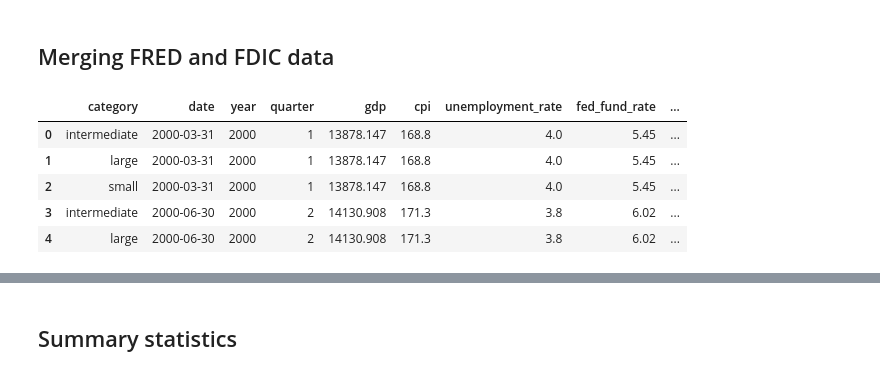
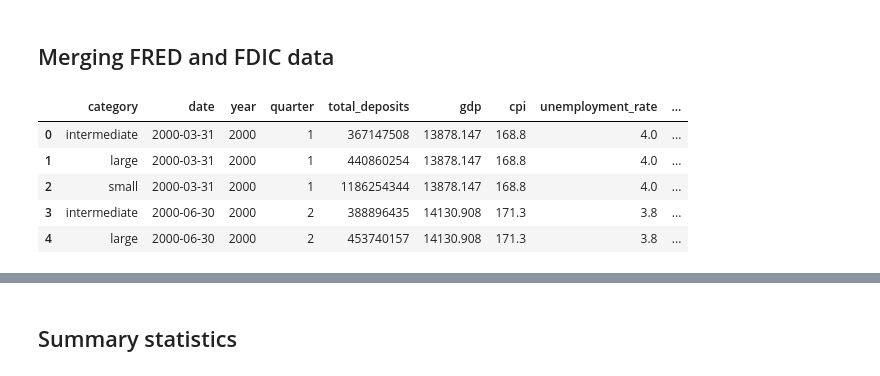
Before and after one commit to hughdingb58/deposit_size_prediction, a Jupyter notebook: main.ipynb, the cells around one changed output, grey strips where cells are left out. Cells and saved outputs as stored; diff of their text form; code cells hidden in the pictures.

```diff
--- a/main.ipynb
+++ b/main.ipynb
@@ -308,0 +311,7 @@ financials = read_feather("fdic_financials.feather")
+# %%
+# Get list of sample banks
+rng = np.random.default_rng(0)
+bank_sample = rng.choice(list(set(financials["name"])), size = 5, replace = False)
+# Manually append a large and medium bank
+bank_sample = list(bank_sample) + ["BANK OF AMERICA CORP", "TORONTO-DOMINION BANK THE"]
+bank_sample
@@ -309,3 +326,7 @@ financials = read_feather("fdic_financials.feather")
+# %%
+# Move these banks to their own df
+financials_sample = financials[financials["name"].isin(bank_sample)]
+financials = financials[~financials["name"].isin(bank_sample)]
 # %% [markdown]
 <a id="explo-start"></a>
 # Initial data exploration
@@ -370,7 +391,8 @@ financials.groupby(["category"]).agg({"total_assets_last": "sum"})
 These thresholds seem reasonable (the three aggregate categories are comparably sized), so we will use them for now.
 # %%
 financials_agg = financials.drop(["name"], axis = 1). \
-  groupby(["category", "date", "year", "quarter"]).agg("sum").reset_index()
+  groupby(["category", "date", "year", "quarter"]).agg("sum").reset_index(). \
+  drop("total_assets_last", axis = 1)
 financials_agg.head()
 # %% [output]
 |  | category | date | year | quarter | total_assets | total_interest_expense_quarterly | total_deposits | ... |
@@ -407,16 +429,17 @@ The values seem to generally follow a very roughly normal distribution (with som
 # %%
 # Merge on quarter
 df_full = pd.merge(econ.drop("date", axis = 1), financials_agg)
+df_samples_full = pd.merge(econ.drop("date", axis = 1), financials_sample)
 # Rearrange columns
 cols = list(df_full.columns)
-for col in ["quarter", "year", "date", "category"]:
+for col in ["total_deposits", "quarter", "year", "date", "category"]:
     cols.insert(0, cols.pop(cols.index(col)))
 df_full = df_full[cols].sort_values(["date", "category"])
 df_full.head()
 # %% [output]
-|  | category | date | year | quarter | gdp | cpi | unemployment_rate | fed_fund_rate | ... |
-| 0 | intermediate | 2000-03-31 | 2000 | 1 | 13878.147 | 168.8 | 4.0 | 5.45 | ... |
-| 1 | large | 2000-03-31 | 2000 | 1 | 13878.147 | 168.8 | 4.0 | 5.45 | ... |
-| 2 | small | 2000-03-31 | 2000 | 1 | 13878.147 | 168.8 | 4.0 | 5.45 | ... |
-| 3 | intermediate | 2000-06-30 | 2000 | 2 | 14130.908 | 171.3 | 3.8 | 6.02 | ... |
-| 4 | large | 2000-06-30 | 2000 | 2 | 14130.908 | 171.3 | 3.8 | 6.02 | ... |
+|  | category | date | year | quarter | total_deposits | gdp | cpi | unemployment_rate | ... |
+| 0 | intermediate | 2000-03-31 | 2000 | 1 | 367147508 | 13878.147 | 168.8 | 4.0 | ... |
+| 1 | large | 2000-03-31 | 2000 | 1 | 440860254 | 13878.147 | 168.8 | 4.0 | ... |
+| 2 | small | 2000-03-31 | 2000 | 1 | 1186254344 | 13878.147 | 168.8 | 4.0 | ... |
+| 3 | intermediate | 2000-06-30 | 2000 | 2 | 388896435 | 14130.908 | 171.3 | 3.8 | ... |
+| 4 | large | 2000-06-30 | 2000 | 2 | 453740157 | 14130.908 | 171.3 | 3.8 | ... |
```
Also changed, not shown: parts of 13 cells of this notebook.
